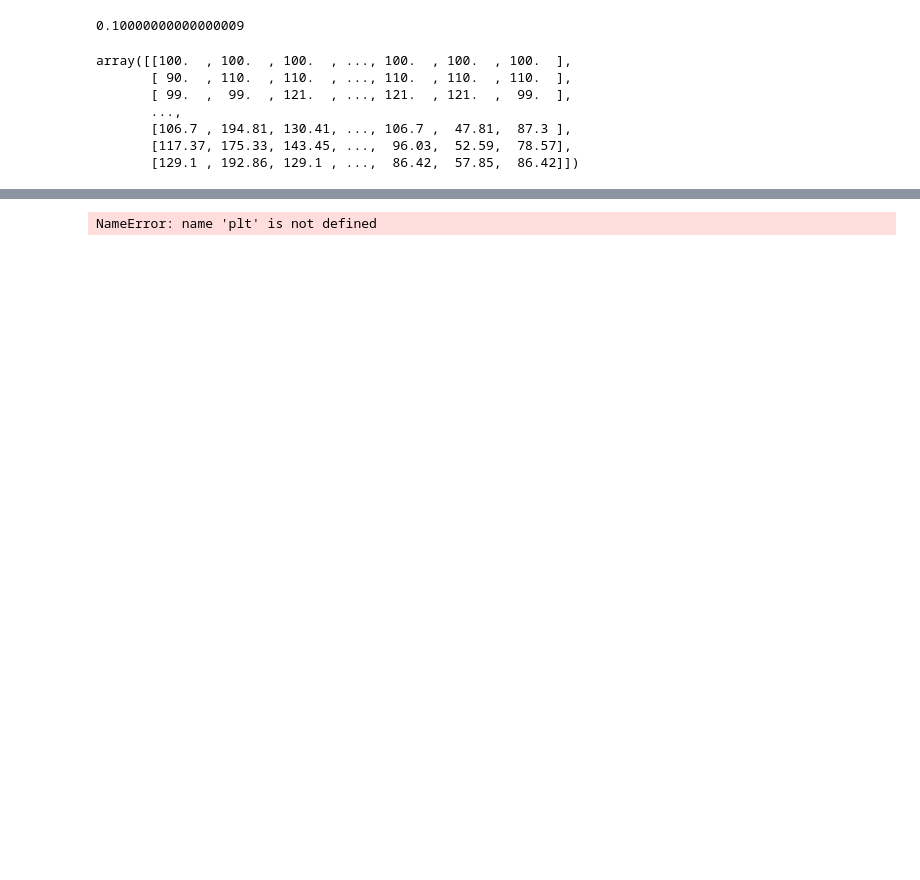
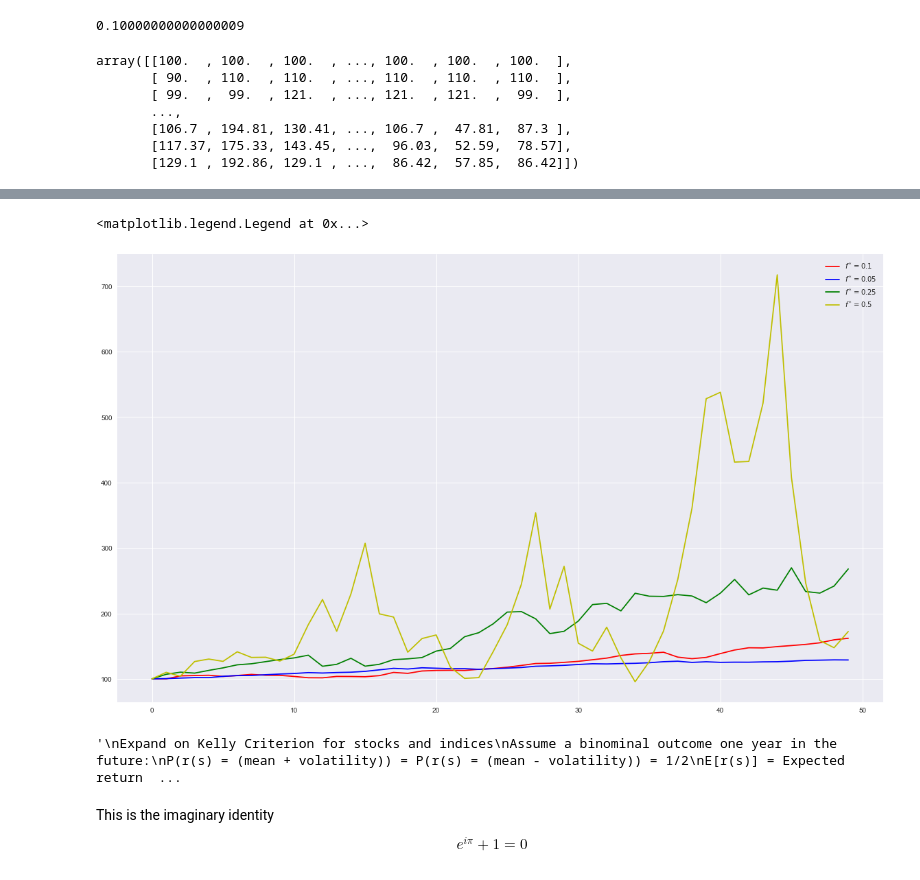
Before and after one commit to thomasmurphycodes/PythonForFinance, a Jupyter notebook: notebooks/Python for Finance Chapter 16.ipynb, the cells around one changed output, grey strips where cells are left out. Cells and saved outputs as stored; diff of their text form; code cells hidden in the pictures; blank space fills up the shorter version.

Commit message:
Finished notating Kelly criterion for stock index with volatility, expected log return and risk free rate

```diff
--- a/notebooks/Python for Finance Chapter 16.ipynb
+++ b/notebooks/Python for Finance Chapter 16.ipynb
@@ -110,10 +106,16 @@ c_2 = run_simulation(0.05)
 c_3 = run_simulation(0.25)
 # %%
 c_4 = run_simulation(0.5)
-# %%
-plt.figure(figsize=(20,12))
-# %% [output]
-NameError: name 'plt' is not defined
+# %%
+plt.figure(figsize=(20,12))
+plt.plot(c_1.mean(axis=1), 'r', label='$f^*=0.1$')
+plt.plot(c_2.mean(axis=1), 'b', label='$f^*=0.05$')
+plt.plot(c_3.mean(axis=1), 'g', label='$f^*=0.25$')
+plt.plot(c_4.mean(axis=1), 'y', label='$f^*=0.5$')
+plt.legend(loc=0)
+# %% [output]
+<matplotlib.legend.Legend at 0x...>
+[figure, added]
 # %%
 '''
 Dot Products: for element A[0][c], sum up A[0][c] * B[r][0] for r in A
@@ -121,3 +123,41 @@ i.e. hold the row constant for matrix 1, hold the column constant for matrix 2
 '''
 a = np.array([[1,2,3],[4,5,6]])
 b = np.array([[1,2,3],[3,4,5],[5,6,7]])
+# %%
+'''
+Expand on Kelly Criterion for stocks and indices
+Assume a binominal outcome one year in the future:
+P(r(s) = (mean + volatility)) = P(r(s) = (mean - volatility)) = 1/2
+E[r(s)] = Expected return of stock over period
+where (volatility > 0)
+SO:
+Available capital afte one year is:
+c(f) = c(0) * ((1 + (1-f) * r) + (f * r(s)))
+
+1-f = p(loss)
+f = p (win)
+r = risk free rate
+
+i.e. starting capital * ((the loss probability * the risk free rate) + (the win rate * the expected return))
+
+# maximizing the geometric growth rate (annualized returns) is:
+G(f) = expected value(log(c(f)/c(0))
+the log of the output of the above formula/starting capital
+
+assuming there are n trading days in the period from c(0) to c(1):
+P(r(s)[i]) = (mean/n) + (volatility/sqrt(n)) = P(r(s)[i] = (mean/n) - (volaitily/sqrt(n))) = 1/2
+
+Note that volatility increases as the number of trading days increases
+
+So C(f)[i] = c(0) * Geometric Product((1 + (1-f)) * ((r/n) + f * r(s)[i]))
+
+Finally, after expanding this formula and rearranging, the optimal fraction is:
+f* = (mean - risk free rate)/volatility^2
+
+i.e. the mean of log returns - risk free rate divided by the return variance
+'''
+# %% [output]
+'\nExpand on Kelly Criterion for stocks and indices\nAssume a binominal outcome one year in the future:\nP(r(s) = (mean + volatility)) = P(r(s) = (mean - volatility)) = 1/2\nE[r(s)] = Expected return  ...
+# %% [markdown]
+This is the imaginary identity
+$$e^{i\pi} + 1 = 0$$
```
Also changed, not shown: parts of 6 cells of this notebook.
